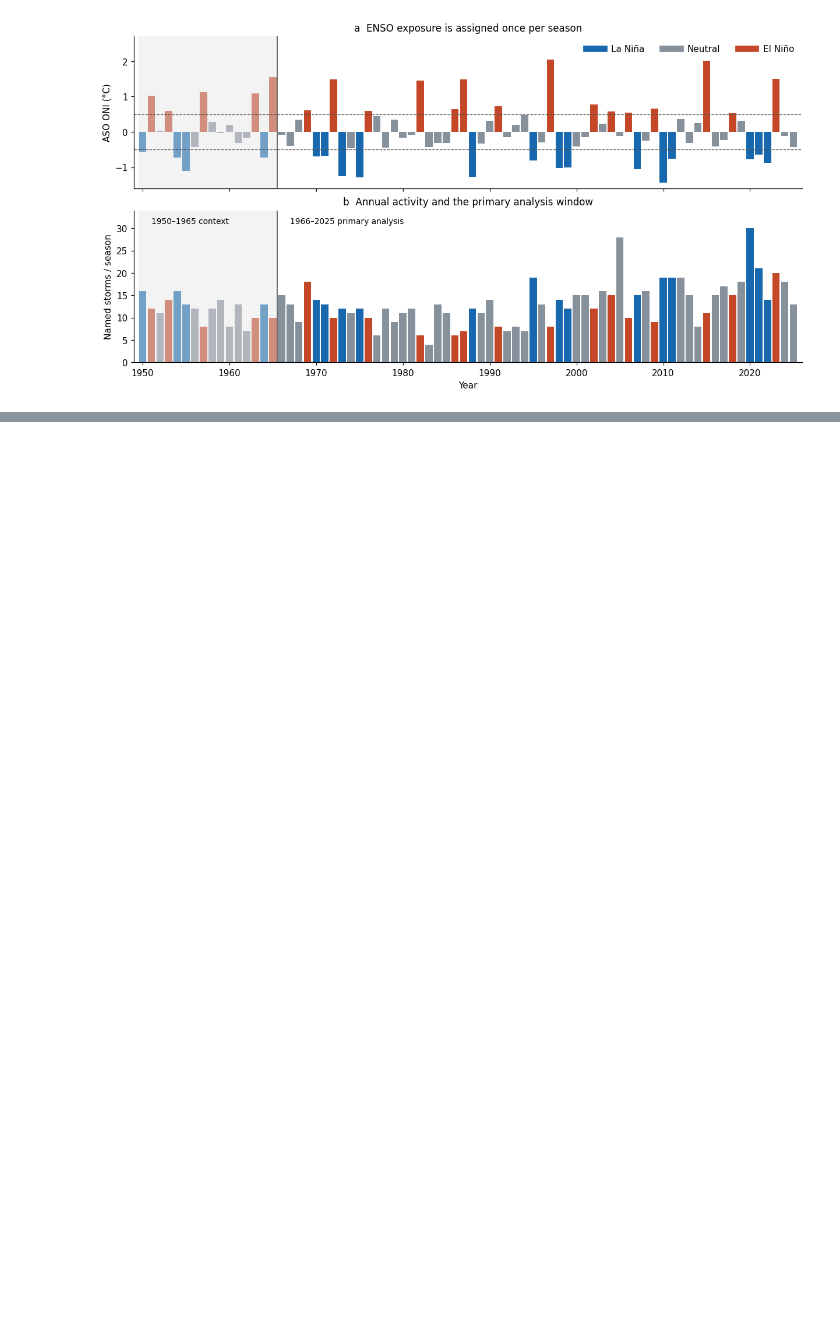
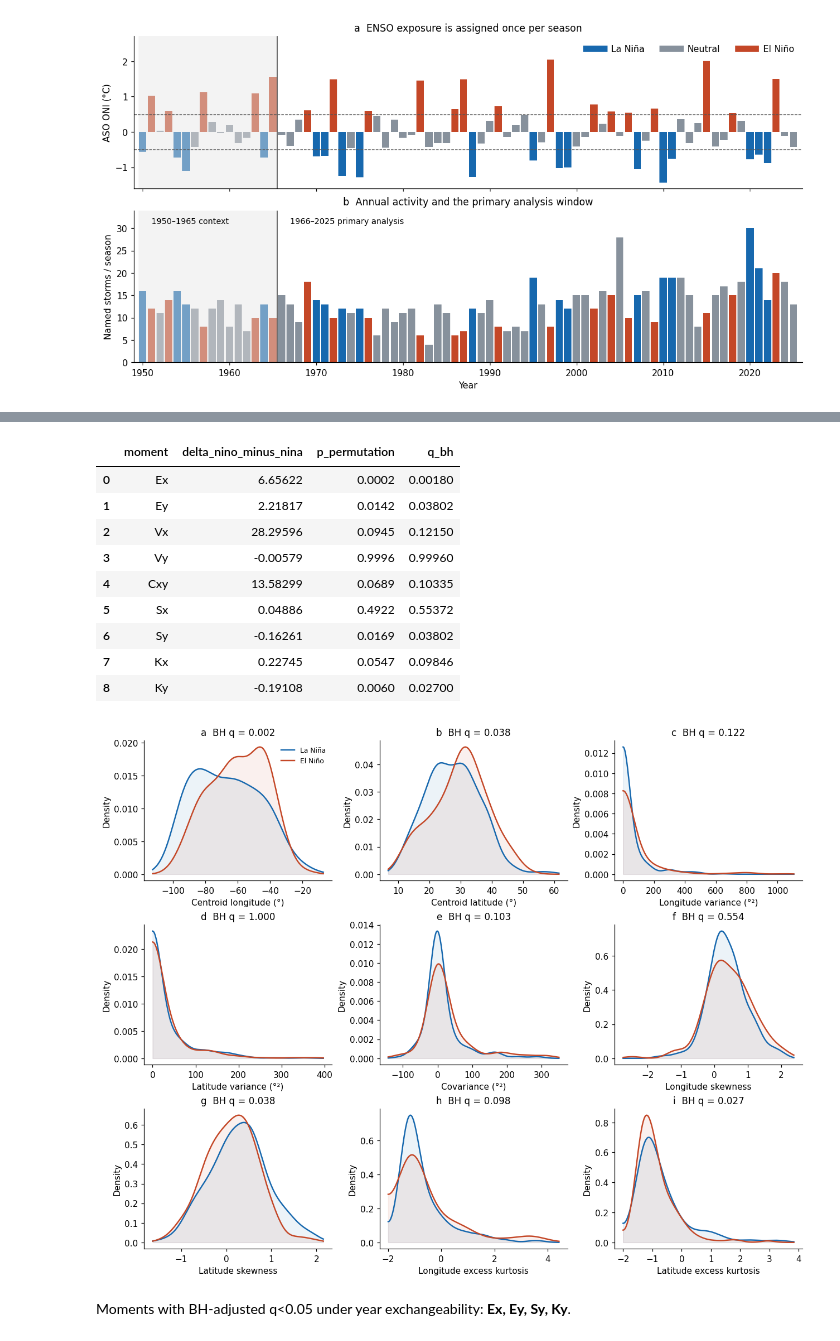
Before and after one commit to BokaiHe/ENSO-Storm-Atlas, a Jupyter notebook: notebooks/enso_storm_atlas_research.ipynb, the cells around one changed output, grey strips where cells are left out. Saved outputs shown, nothing was run; the diff lists cells and outputs as text; code cells hidden in the pictures; blank space fills up the shorter version.

```diff
--- a/notebooks/enso_storm_atlas_research.ipynb
+++ b/notebooks/enso_storm_atlas_research.ipynb
@@ -417,0 +315,19 @@ Consistency checks passed; all figures and tables were generated in this executi
+# %%
+moment_table = aa.moment_results(storms)
+display(moment_table.round(5))
+aa.fig_moments(storms, moment_table)
+selected = moment_table.loc[moment_table.q_bh < .05, 'moment'].tolist()
+display(Markdown('Moments with BH-adjusted q<0.05 under year exchangeability: **' + ', '.join(selected) + '**.'))
+# %% [output]
+|  | moment | delta_nino_minus_nina | p_permutation | q_bh |
+| 0 | Ex | 6.65622 | 0.0002 | 0.00180 |
+| 1 | Ey | 2.21817 | 0.0142 | 0.03802 |
+| 2 | Vx | 28.29596 | 0.0945 | 0.12150 |
+| 3 | Vy | -0.00579 | 0.9996 | 0.99960 |
+| 4 | Cxy | 13.58299 | 0.0689 | 0.10335 |
+| 5 | Sx | 0.04886 | 0.4922 | 0.55372 |
+| 6 | Sy | -0.16261 | 0.0169 | 0.03802 |
+| 7 | Kx | 0.22745 | 0.0547 | 0.09846 |
+| 8 | Ky | -0.19108 | 0.0060 | 0.02700 |
+[figure, added]
+Moments with BH-adjusted q<0.05 under year exchangeability: **Ex, Ey, Sy, Ky**.
```
Also changed, not shown: parts of 52 cells of this notebook, 38 other files.
